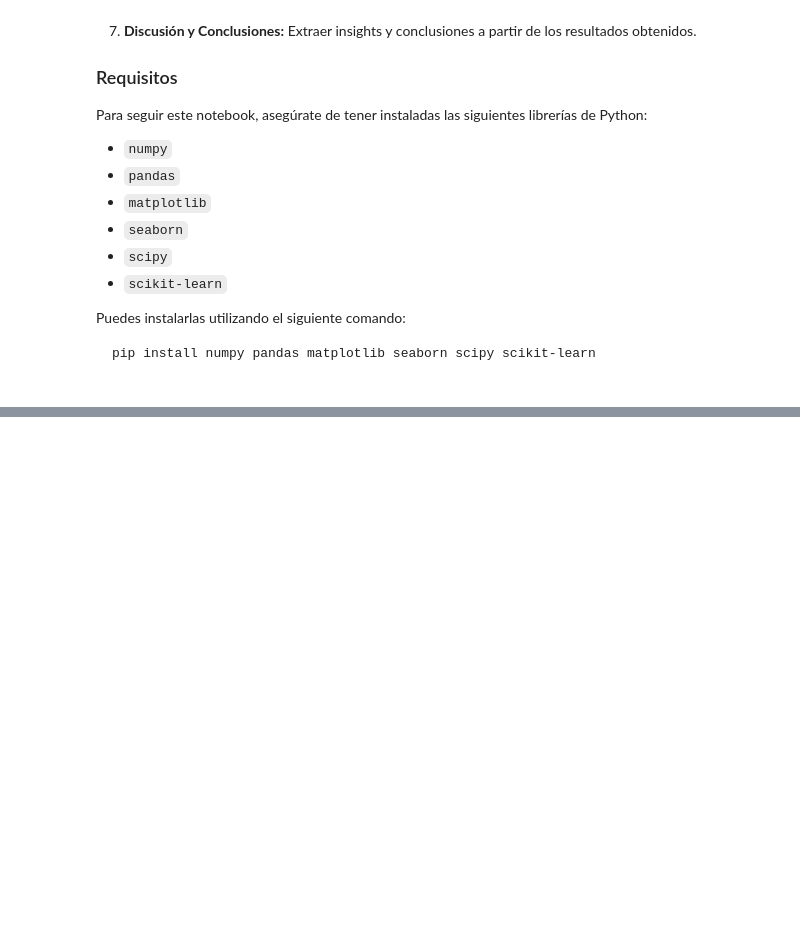
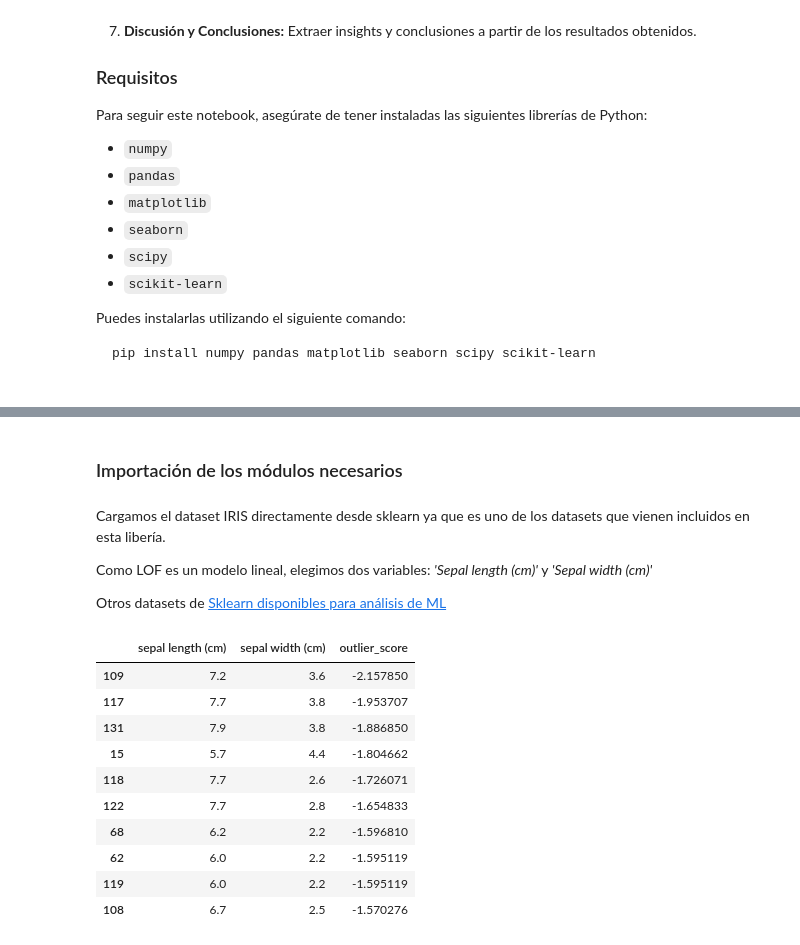
Before and after one commit to dtoralg/TheValley_MDS, a Jupyter notebook: notebooks/E2_Clustering_Jeraquico_con_IRIS.ipynb, the cells around one changed output, grey strips where cells are left out. Saved outputs shown, nothing was run; the diff lists cells and outputs as text; code cells hidden in the pictures; blank space fills up the shorter version.

```diff
--- a/notebooks/E2_Clustering_Jeraquico_con_IRIS.ipynb
+++ b/notebooks/E2_Clustering_Jeraquico_con_IRIS.ipynb
@@ -64,0 +69,2 @@ pip install numpy pandas matplotlib seaborn scipy scikit-learn
+# %% [markdown]
+### Importación de los módulos necesarios
@@ -64,0 +77,6 @@ pip install numpy pandas matplotlib seaborn scipy scikit-learn
+# %% [markdown]
+Cargamos el dataset IRIS directamente desde sklearn ya que es uno de los datasets que vienen incluidos en esta libería.
+
+Como LOF es un modelo lineal, elegimos dos variables: *'Sepal length (cm)'* y *'Sepal width (cm)'*
+
+Otros datasets de [Sklearn disponibles para análisis de ML](https://scikit-learn.org/stable/datasets/toy_dataset.html)
@@ -64,0 +95,17 @@ pip install numpy pandas matplotlib seaborn scipy scikit-learn
+# %%
+# Añadimos los valores de outlier_score a un df junto con los valores originales y los ordenamos para ver el mayor outlier_score
+scores_df = pd.concat([X, pd.DataFrame({'outlier_score':scores})], axis = 1)
+scores_df = scores_df.sort_values(by = ['outlier_score'])
+scores_df.head(10)
+# %% [output]
+|  | sepal length (cm) | sepal width (cm) | outlier_score |
+| 109 | 7.2 | 3.6 | -2.157850 |
+| 117 | 7.7 | 3.8 | -1.953707 |
+| 131 | 7.9 | 3.8 | -1.886850 |
+| 15 | 5.7 | 4.4 | -1.804662 |
+| 118 | 7.7 | 2.6 | -1.726071 |
+| 122 | 7.7 | 2.8 | -1.654833 |
+| 68 | 6.2 | 2.2 | -1.596810 |
+| 62 | 6.0 | 2.2 | -1.595119 |
+| 119 | 6.0 | 2.2 | -1.595119 |
+| 108 | 6.7 | 2.5 | -1.570276 |
```
Also changed, not shown: parts of 13 cells of this notebook.
